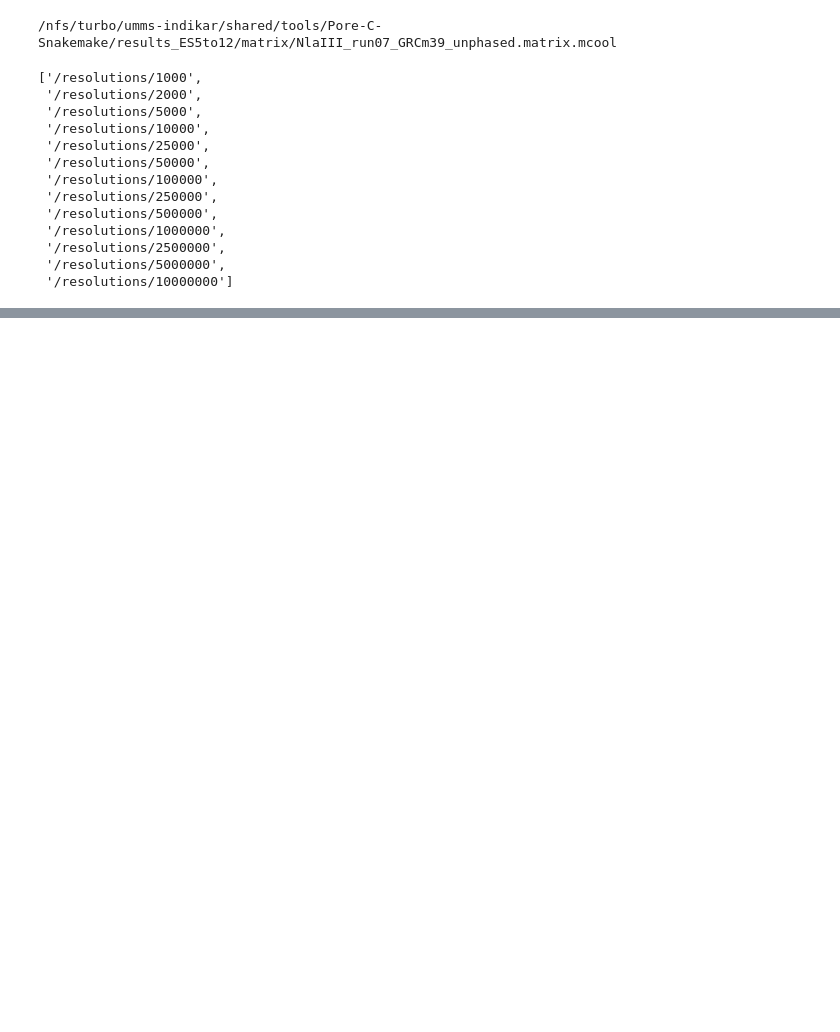
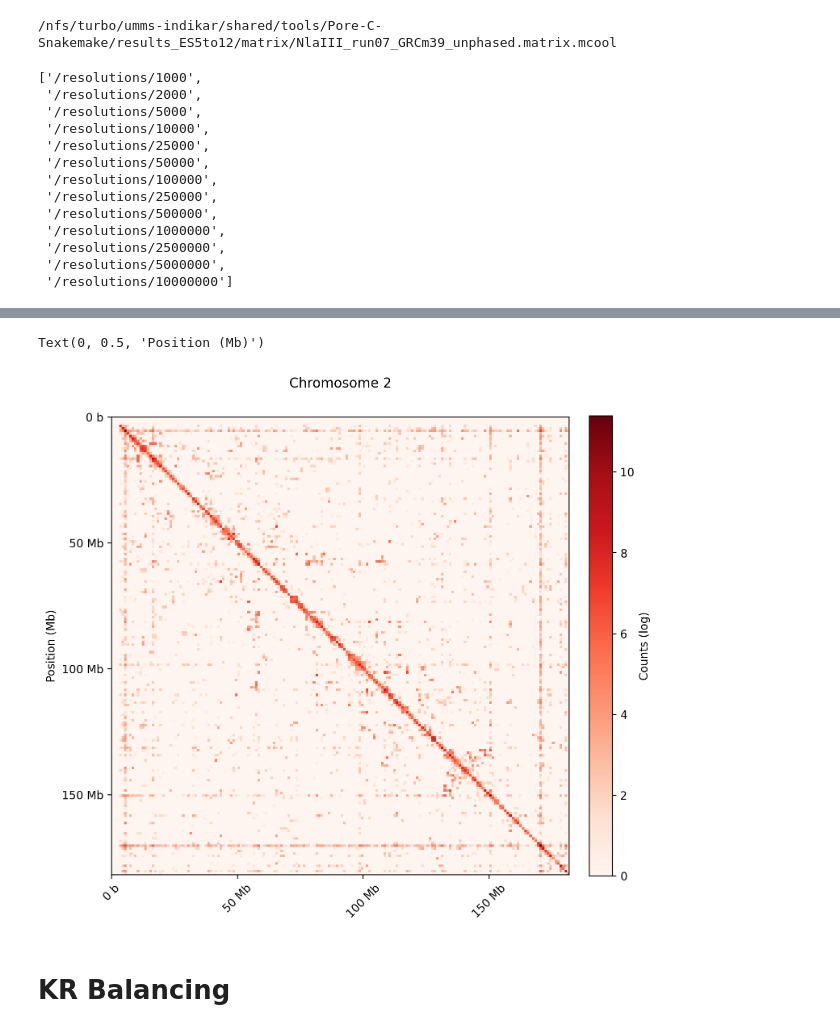
Before and after one commit to CooperStansbury/scPoreC-analysis, a Jupyter notebook: notebooks/mcool_analysis.ipynb, the cells around one changed output, grey strips where cells are left out. Cells and saved outputs as stored; diff of their text form; code cells hidden in the pictures; blank space fills up the shorter version.

```diff
--- a/notebooks/mcool_analysis.ipynb
+++ b/notebooks/mcool_analysis.ipynb
@@ -2,6 +2,8 @@
 import pandas as pd
 import numpy as np
 import matplotlib.pyplot as plt
+from matplotlib.ticker import EngFormatter
+bp_formatter = EngFormatter('b')
 import seaborn as sns
 import math
 from scipy import stats
@@ -9,6 +11,8 @@ import cooler
 import cooltools.lib.plotting
 from cooltools import insulation
 
+import itertools
+
 import os
 import sys
 
@@ -41,0 +48,4 @@ cooler.fileops.list_coolers(filepath)
+# %%
+resolution = 1000000
+
+clr = cooler.Cooler(f'{filepath}::resolutions/{resolution}')
@@ -41,0 +76,9 @@ cooler.fileops.list_coolers(filepath)
+# %%
+def format_ticks(ax, x=True, y=True, rotate=True):
+    if y:
+        ax.yaxis.set_major_formatter(bp_formatter)
+    if x:
+        ax.xaxis.set_major_formatter(bp_formatter)
+        ax.xaxis.tick_bottom()
+    if rotate:
+        ax.tick_params(axis='x',rotation=45)
@@ -41,0 +127,37 @@ cooler.fileops.list_coolers(filepath)
+# %%
+def plotHicMatrixChromosome(clr, chromosome, log=False, balance=False):
+
+    A = clr.matrix(balance=balance).fetch(chromosome)
+    if log:
+        A = np.ma.log(A).filled(0) # log scale
+
+    im = plt.matshow(
+        A,
+        extent=(0,clr.chromsizes[chromosome], clr.chromsizes[chromosome], 0),
+        cmap='Reds'
+    );
+
+    if log:
+        plt.colorbar(im, fraction=0.046, pad=0.04, label='Counts (log)');
+    elif balance:
+        plt.colorbar(im, fraction=0.046, pad=0.04, label='Counts (normalized)');
+    else:
+        plt.colorbar(im, fraction=0.046, pad=0.04, label='Counts');
+
+    ax = plt.gca()
+    format_ticks(ax)
+
+
+
+chrom = 'NC_000068.8'
+
+plt.rcParams['figure.dpi'] = 200
+plt.rcParams['figure.figsize'] = 8, 8
+
+plotHicMatrixChromosome(clr, chrom, log=True, balance=False)
+titleString = f"Chromosome {chromMap[chrom]}"
+plt.title(titleString)
+plt.ylabel('Position (Mb)')
+# %% [output]
+Text(0, 0.5, 'Position (Mb)')
+[figure, added]
@@ -41,0 +166,2 @@ cooler.fileops.list_coolers(filepath)
+# %% [markdown]
+# KR Balancing
```
Also changed, not shown: parts of 25 cells of this notebook, 2 other files.
